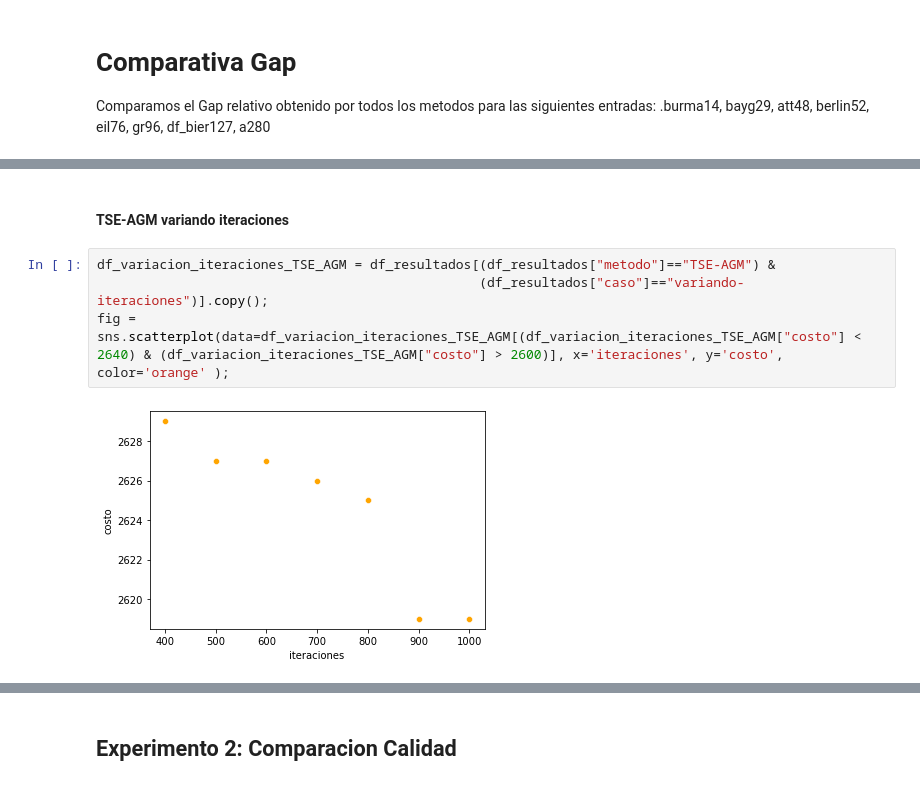
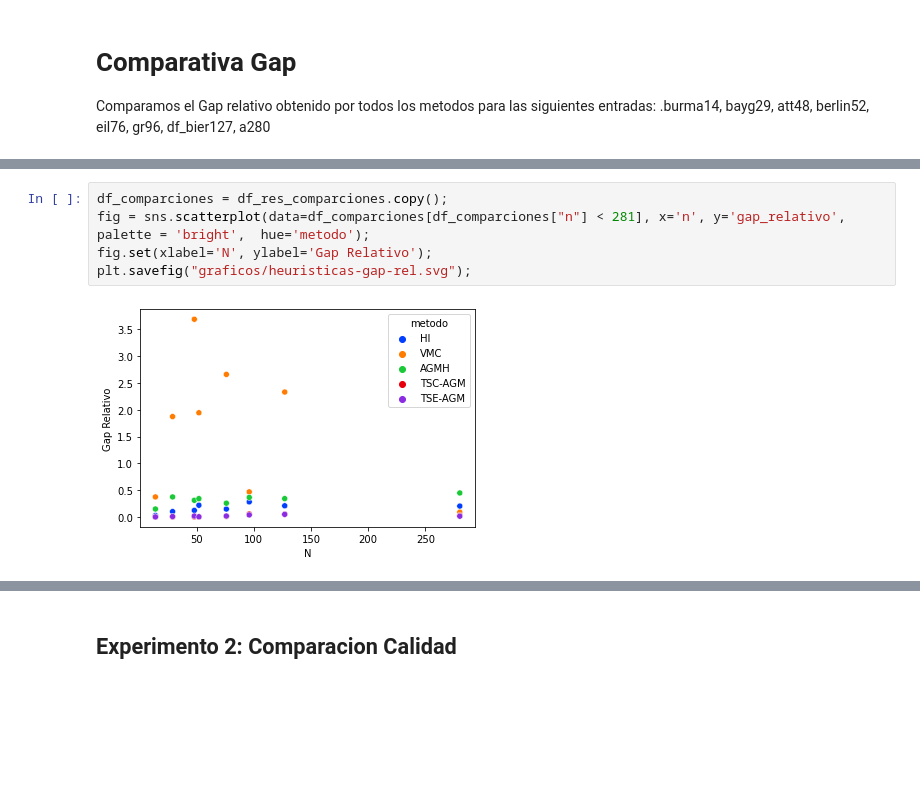
Before and after one commit to cmamani02/tp2_tspAlgo3, a Jupyter notebook: python/analisis.ipynb, the cells around one changed output, grey strips where cells are left out. Saved outputs shown, nothing was run; the diff lists cells and outputs as text; blank space fills up the shorter version.

```diff
--- a/python/analisis.ipynb
+++ b/python/analisis.ipynb
@@ -123,8 +111,7 @@ fig = sns.scatterplot(data=df_variacion_iteraciones_TSE_AGM, x='iteraciones', y=
-# %% [markdown]
-#### TSE-AGM variando iteraciones
-# %%
-df_variacion_iteraciones_TSE_AGM = df_resultados[(df_resultados["metodo"]=="TSE-AGM") &
-                                                 (df_resultados["caso"]=="variando-iteraciones")].copy();
-fig = sns.scatterplot(data=df_variacion_iteraciones_TSE_AGM[(df_variacion_iteraciones_TSE_AGM["costo"] < 2640) & (df_variacion_iteraciones_TSE_AGM["costo"] > 2600)], x='iteraciones', y='costo', color='orange' );
-# %% [output]
-[figure, removed]
+# %%
+df_comparciones = df_res_comparciones.copy();
+fig = sns.scatterplot(data=df_comparciones[df_comparciones["n"] < 281], x='n', y='gap_relativo', palette = 'bright',  hue='metodo');
+fig.set(xlabel='N', ylabel='Gap Relativo');
+plt.savefig("graficos/heuristicas-gap-rel.svg");
+# %% [output]
+[figure, added]
```
Also changed, not shown: parts of 3 cells of this notebook.
